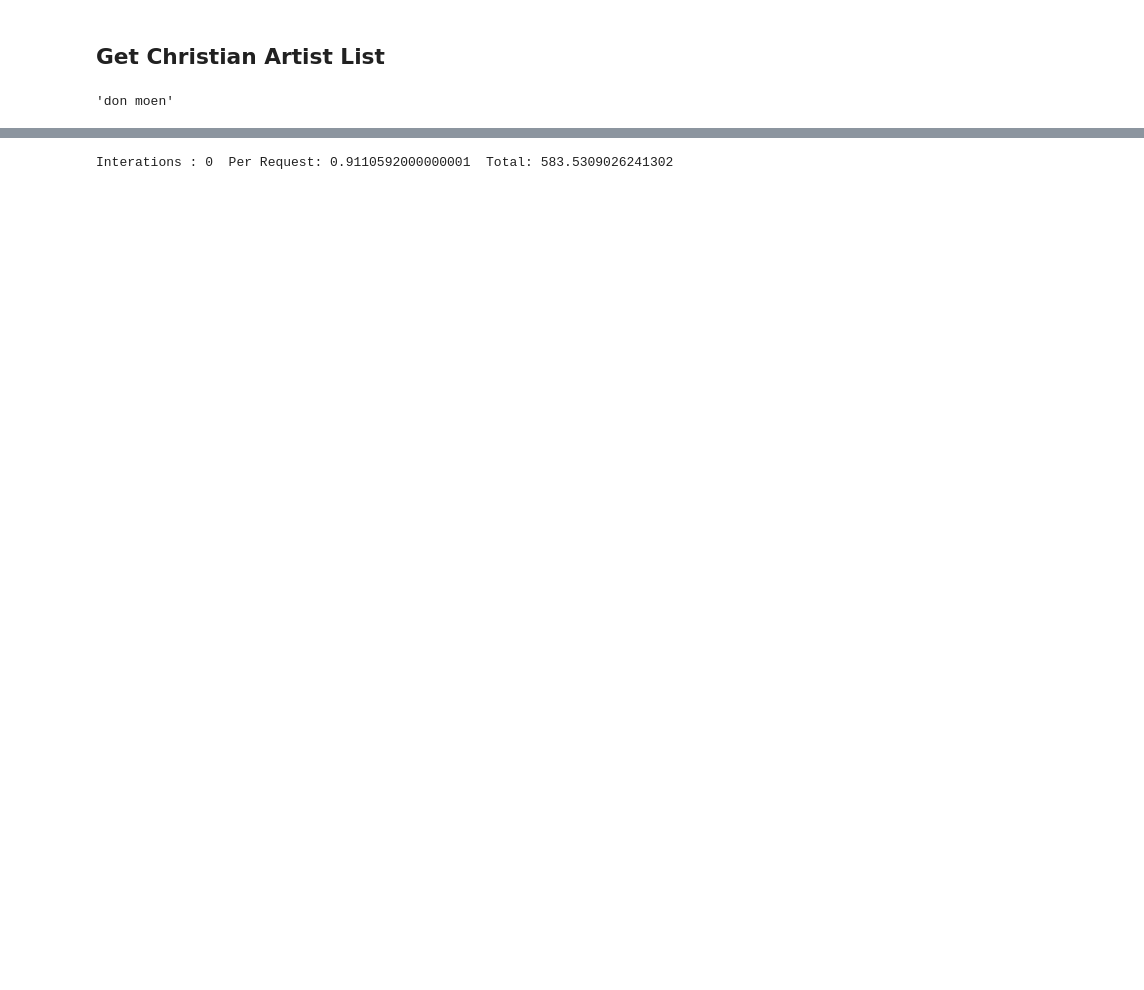
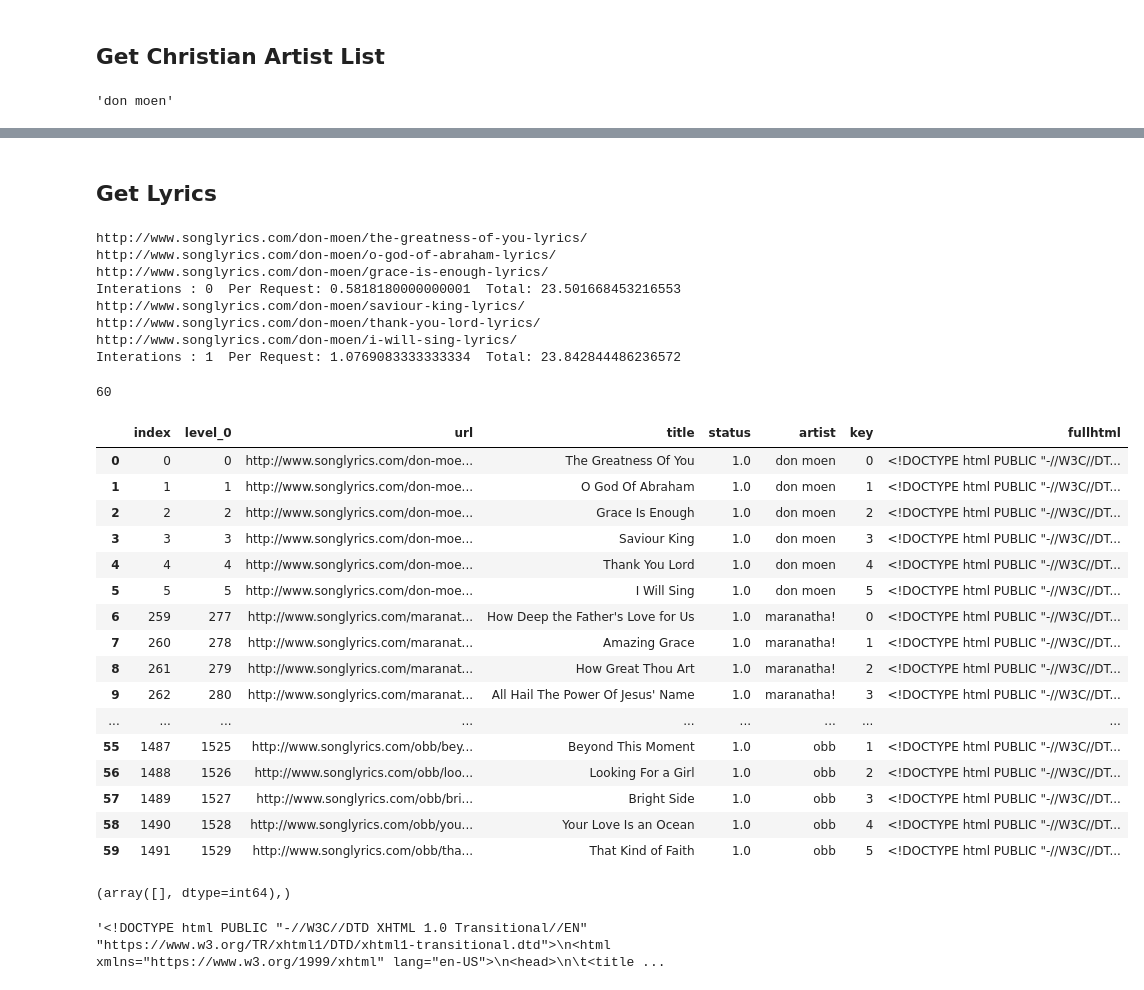
Before and after one commit to chenjennhaur/lyrics, a Jupyter notebook: SongLyrics_Scrap.ipynb, the cells around one changed output, grey strips where cells are left out. Drawn from its saved outputs; the diff is of its cells as text; code cells hidden in the pictures; blank space fills up the shorter version.

```diff
--- a/SongLyrics_Scrap.ipynb
+++ b/SongLyrics_Scrap.ipynb
@@ -158,3 +152,5 @@ dflyrics.to_sql('songlyrics_url',conn,if_exists='replace')
+# %% [markdown]
+## Get Lyrics
 # %%
 def set_new_ip():
     """Change IP using TOR"""
@@ -165,15 +161,15 @@ def set_new_ip():
 cursor = conn.cursor()
 
 batch = 1000
-mini_batch = 100
-lower_limit = 3
-upper_limit = 5
+mini_batch = 3
+lower_limit = 5
+upper_limit = 8
 
 iterations = 0
 count_query = pd.read_sql_query("select count(*) as cnt from songlyrics_url where status = 0;",conn)
 count = int(count_query['cnt'][0])
 # initial_count = count - batch
-initial_count = 1700
+initial_count = 37830
 
 while count > initial_count :
 
@@ -181,7 +177,7 @@ while count > initial_count :
     count = int(count_query['cnt'][0])
 
     # Randomize
-    set_new_ip()
+#     set_new_ip()
     rand_user_agent = randint(0,len(user_agent_list)-1)
     headers['User-Agent'] = user_agent_list[rand_user_agent]
     elapsed_time = 0
@@ -195,7 +191,9 @@ while count > initial_count :
 
         key = row['key']
         url = row['url']
-        response = session.get(url, headers=headers)
+        print(url)
+        response = requests.get(url, headers=headers)
+#         response = session.get(url, headers=headers)
         elapsed_time += response.elapsed.total_seconds()
         data = response.text
 
@@ -212,11 +210,50 @@ while count > initial_count :
 
 
 cursor.close()
-conn.close()
+# conn.close()
 # %% [output]
-Interations : 0  Per Request: 0.9110592000000001  Total: 583.5309026241302
+http://www.songlyrics.com/don-moen/the-greatness-of-you-lyrics/
+http://www.songlyrics.com/don-moen/o-god-of-abraham-lyrics/
+http://www.songlyrics.com/don-moen/grace-is-enough-lyrics/
+Interations : 0  Per Request: 0.5818180000000001  Total: 23.501668453216553
+http://www.songlyrics.com/don-moen/saviour-king-lyrics/
+http://www.songlyrics.com/don-moen/thank-you-lord-lyrics/
+http://www.songlyrics.com/don-moen/i-will-sing-lyrics/
+Interations : 1  Per Request: 1.0769083333333334  Total: 23.842844486236572
 # %%
 # Maranatha Music / Integrity Music / Vineyard Music / Passion
+# %%
+df = pd.read_sql_query("select * from songlyrics_url where status = 1",conn)
+len(df)
+# %% [output]
+60
+# %%
+df
+# %% [output]
+|  | index | level_0 | url | title | status | artist | key | fullhtml |
+| 0 | 0 | 0 | http://www.songlyrics.com/don-moe... | The Greatness Of You | 1.0 | don moen | 0 | <!DOCTYPE html PUBLIC "-//W3C//DT... |
+| 1 | 1 | 1 | http://www.songlyrics.com/don-moe... | O God Of Abraham | 1.0 | don moen | 1 | <!DOCTYPE html PUBLIC "-//W3C//DT... |
+| 2 | 2 | 2 | http://www.songlyrics.com/don-moe... | Grace Is Enough | 1.0 | don moen | 2 | <!DOCTYPE html PUBLIC "-//W3C//DT... |
+| 3 | 3 | 3 | http://www.songlyrics.com/don-moe... | Saviour King | 1.0 | don moen | 3 | <!DOCTYPE html PUBLIC "-//W3C//DT... |
+| 4 | 4 | 4 | http://www.songlyrics.com/don-moe... | Thank You Lord | 1.0 | don moen | 4 | <!DOCTYPE html PUBLIC "-//W3C//DT... |
+| 5 | 5 | 5 | http://www.songlyrics.com/don-moe... | I Will Sing | 1.0 | don moen | 5 | <!DOCTYPE html PUBLIC "-//W3C//DT... |
+| 6 | 259 | 277 | http://www.songlyrics.com/maranat... | How Deep the Father's Love for Us | 1.0 | maranatha! | 0 | <!DOCTYPE html PUBLIC "-//W3C//DT... |
+| 7 | 260 | 278 | http://www.songlyrics.com/maranat... | Amazing Grace | 1.0 | maranatha! | 1 | <!DOCTYPE html PUBLIC "-//W3C//DT... |
+| 8 | 261 | 279 | http://www.songlyrics.com/maranat... | How Great Thou Art | 1.0 | maranatha! | 2 | <!DOCTYPE html PUBLIC "-//W3C//DT... |
+| 9 | 262 | 280 | http://www.songlyrics.com/maranat... | All Hail The Power Of Jesus' Name | 1.0 | maranatha! | 3 | <!DOCTYPE html PUBLIC "-//W3C//DT... |
+| ... | ... | ... | ... | ... | ... | ... | ... | ... |
+| 55 | 1487 | 1525 | http://www.songlyrics.com/obb/bey... | Beyond This Moment | 1.0 | obb | 1 | <!DOCTYPE html PUBLIC "-//W3C//DT... |
+| 56 | 1488 | 1526 | http://www.songlyrics.com/obb/loo... | Looking For a Girl | 1.0 | obb | 2 | <!DOCTYPE html PUBLIC "-//W3C//DT... |
+| 57 | 1489 | 1527 | http://www.songlyrics.com/obb/bri... | Bright Side | 1.0 | obb | 3 | <!DOCTYPE html PUBLIC "-//W3C//DT... |
+| 58 | 1490 | 1528 | http://www.songlyrics.com/obb/you... | Your Love Is an Ocean | 1.0 | obb | 4 | <!DOCTYPE html PUBLIC "-//W3C//DT... |
+| 59 | 1491 | 1529 | http://www.songlyrics.com/obb/tha... | That Kind of Faith | 1.0 | obb | 5 | <!DOCTYPE html PUBLIC "-//W3C//DT... |
+# %%
+mask = df['fullhtml'].str.contains("CAPTCHA")
+itemindex = np.where(mask==True)
+print(itemindex)
+# df['fullhtml'][468]
+# %% [output]
+(array([], dtype=int64),)
 # %%
 #Page Extract
 
@@ -227,3 +265,7 @@ soup = BeautifulSoup(data,"lxml")
+# %%
+df['fullhtml'][10]
+# %% [output]
+'<!DOCTYPE html PUBLIC "-//W3C//DTD XHTML 1.0 Transitional//EN" "https://www.w3.org/TR/xhtml1/DTD/xhtml1-transitional.dtd">\n<html xmlns="https://www.w3.org/1999/xhtml" lang="en-US">\n<head>\n\t<title ...
 # %%
 lyrics = soup.find('p',attrs={'id':'songLyricsDiv'})
 lyrics.get_text()
```
Also changed, not shown: parts of 15 cells of this notebook, 1 other file.
